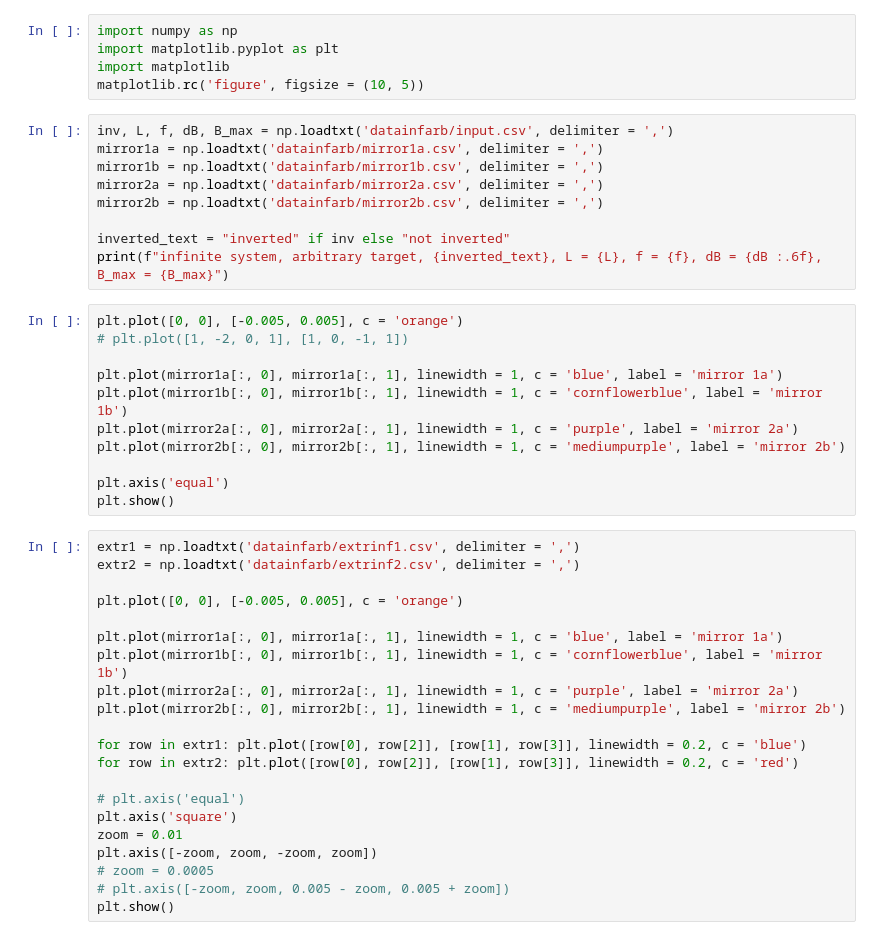
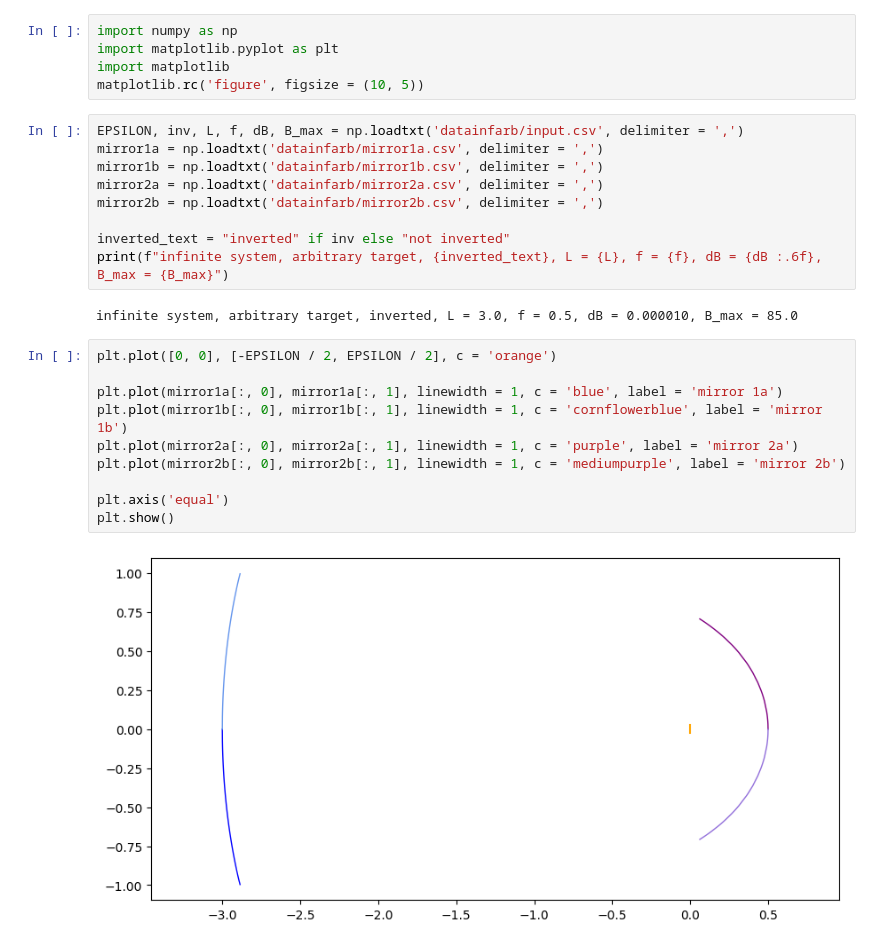
Before and after one commit to ssteinberg/solar_optical_concentrator, a Jupyter notebook: plotinfarb.ipynb, the cells around one changed output. Saved outputs shown, nothing was run; the diff lists cells and outputs as text.

```diff
--- a/plotinfarb.ipynb
+++ b/plotinfarb.ipynb
@@ -4,7 +4,7 @@ import matplotlib.pyplot as plt
 import matplotlib
 matplotlib.rc('figure', figsize = (10, 5))
 # %%
-inv, L, f, dB, B_max = np.loadtxt('datainfarb/input.csv', delimiter = ',')
+EPSILON, inv, L, f, dB, B_max = np.loadtxt('datainfarb/input.csv', delimiter = ',')
 mirror1a = np.loadtxt('datainfarb/mirror1a.csv', delimiter = ',')
 mirror1b = np.loadtxt('datainfarb/mirror1b.csv', delimiter = ',')
 mirror2a = np.loadtxt('datainfarb/mirror2a.csv', delimiter = ',')
@@ -12,35 +12,17 @@ mirror2b = np.loadtxt('datainfarb/mirror2b.csv', delimiter = ',')
 
 inverted_text = "inverted" if inv else "not inverted"
 print(f"infinite system, arbitrary target, {inverted_text}, L = {L}, f = {f}, dB = {dB :.6f}, B_max = {B_max}")
+# %% [output]
+infinite system, arbitrary target, inverted, L = 3.0, f = 0.5, dB = 0.000010, B_max = 85.0
 # %%
-plt.plot([0, 0], [-0.005, 0.005], c = 'orange')
-# plt.plot([1, -2, 0, 1], [1, 0, -1, 1])
+plt.plot([0, 0], [-EPSILON / 2, EPSILON / 2], c = 'orange')
 
 plt.plot(mirror1a[:, 0], mirror1a[:, 1], linewidth = 1, c = 'blue', label = 'mirror 1a')
 plt.plot(mirror1b[:, 0], mirror1b[:, 1], linewidth = 1, c = 'cornflowerblue', label = 'mirror 1b')
 plt.plot(mirror2a[:, 0], mirror2a[:, 1], linewidth = 1, c = 'purple', label = 'mirror 2a')
 plt.plot(mirror2b[:, 0], mirror2b[:, 1], linewidth = 1, c = 'mediumpurple', label = 'mirror 2b')
 
 plt.axis('equal')
 plt.show()
+# %% [output]
+[figure, added]
-# %%
-extr1 = np.loadtxt('datainfarb/extrinf1.csv', delimiter = ',')
-extr2 = np.loadtxt('datainfarb/extrinf2.csv', delimiter = ',')
-
-plt.plot([0, 0], [-0.005, 0.005], c = 'orange')
-
-plt.plot(mirror1a[:, 0], mirror1a[:, 1], linewidth = 1, c = 'blue', label = 'mirror 1a')
-plt.plot(mirror1b[:, 0], mirror1b[:, 1], linewidth = 1, c = 'cornflowerblue', label = 'mirror 1b')
-plt.plot(mirror2a[:, 0], mirror2a[:, 1], linewidth = 1, c = 'purple', label = 'mirror 2a')
-plt.plot(mirror2b[:, 0], mirror2b[:, 1], linewidth = 1, c = 'mediumpurple', label = 'mirror 2b')
-
-for row in extr1: plt.plot([row[0], row[2]], [row[1], row[3]], linewidth = 0.2, c = 'blue')
-for row in extr2: plt.plot([row[0], row[2]], [row[1], row[3]], linewidth = 0.2, c = 'red')
-
-# plt.axis('equal')
-plt.axis('square')
-zoom = 0.01
-plt.axis([-zoom, zoom, -zoom, zoom])
-# zoom = 0.0005
-# plt.axis([-zoom, zoom, 0.005 - zoom, 0.005 + zoom])
-plt.show()
```
Also changed, not shown: parts of 1 cell of this notebook, 1 other file.
